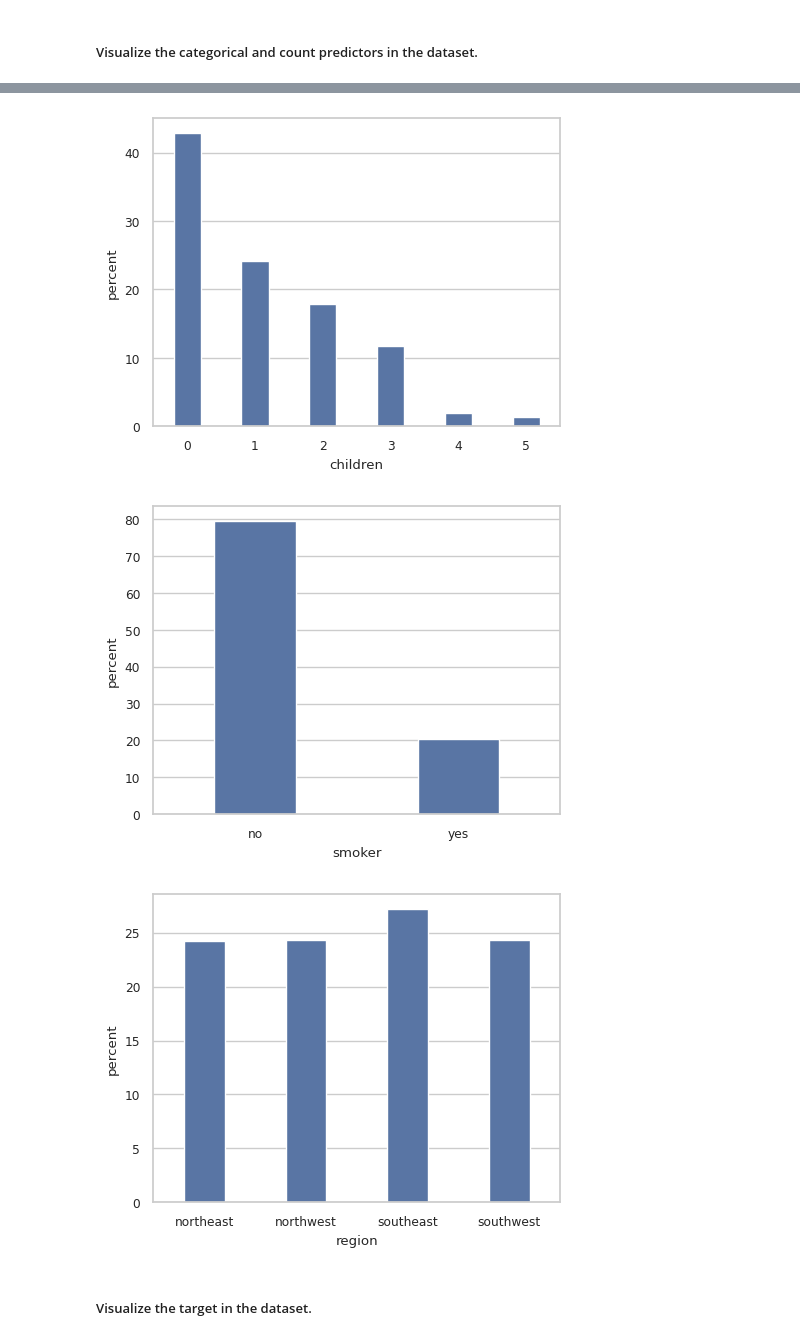
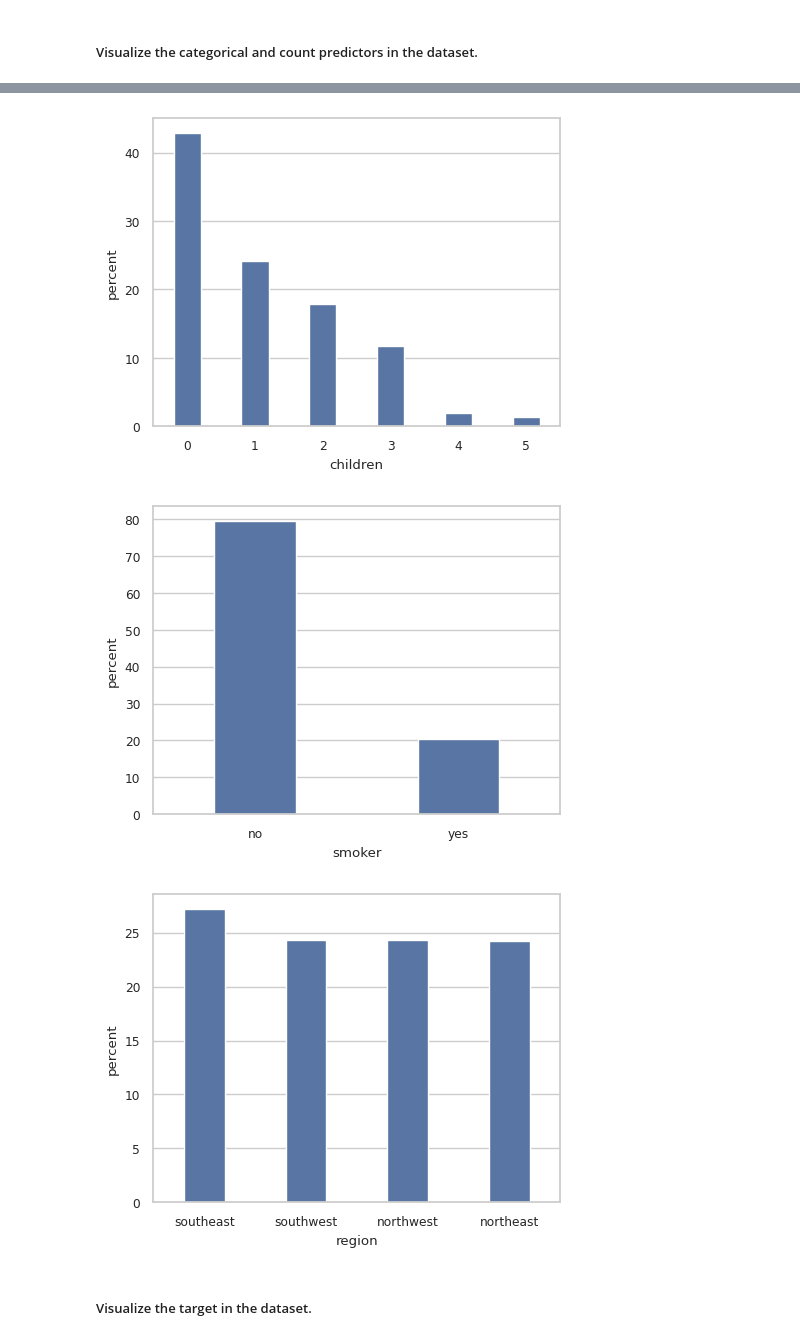
Before and after one commit to bmarquez429/AI-ML-DS-Excursions, a Jupyter notebook: 010_dominanceAnalysis/dominanceAnalysis.ipynb, the cells around one changed output, grey strips where cells are left out. Saved outputs shown, nothing was run; the diff lists cells and outputs as text; code cells hidden in the pictures.

```diff
--- a/010_dominanceAnalysis/dominanceAnalysis.ipynb
+++ b/010_dominanceAnalysis/dominanceAnalysis.ipynb
@@ -90,8 +90,11 @@ categoricalAndCountPredictors = ["sex", "children", "smoker", "region"]
 
 for feature in categoricalAndCountPredictors:
 
-    uniqueValues = dataset[feature].unique().tolist()
-    uniqueValues.sort()
-    sns.countplot(data = dataset, x = feature, order = uniqueValues, stat = "percent", width = 0.4)
+    valueCounts = dataset[feature].value_counts()
+    categoricalLevels = valueCounts.index.tolist()
+    sns.countplot(data = dataset, x = feature, order = categoricalLevels, stat = "percent", width = 0.4)
     plt.show()
+    print("")
+    print("")
+    print("")
 # %% [output]
@@ -99,6 +102,6 @@ for feature in categoricalAndCountPredictors:
 [figure]
 [figure]
-[figure, old version]
+[figure, new version]
 # %% [markdown]
 ##### Visualize the target in the dataset.
 # %%
```
Also changed, not shown: parts of 7 cells of this notebook.
